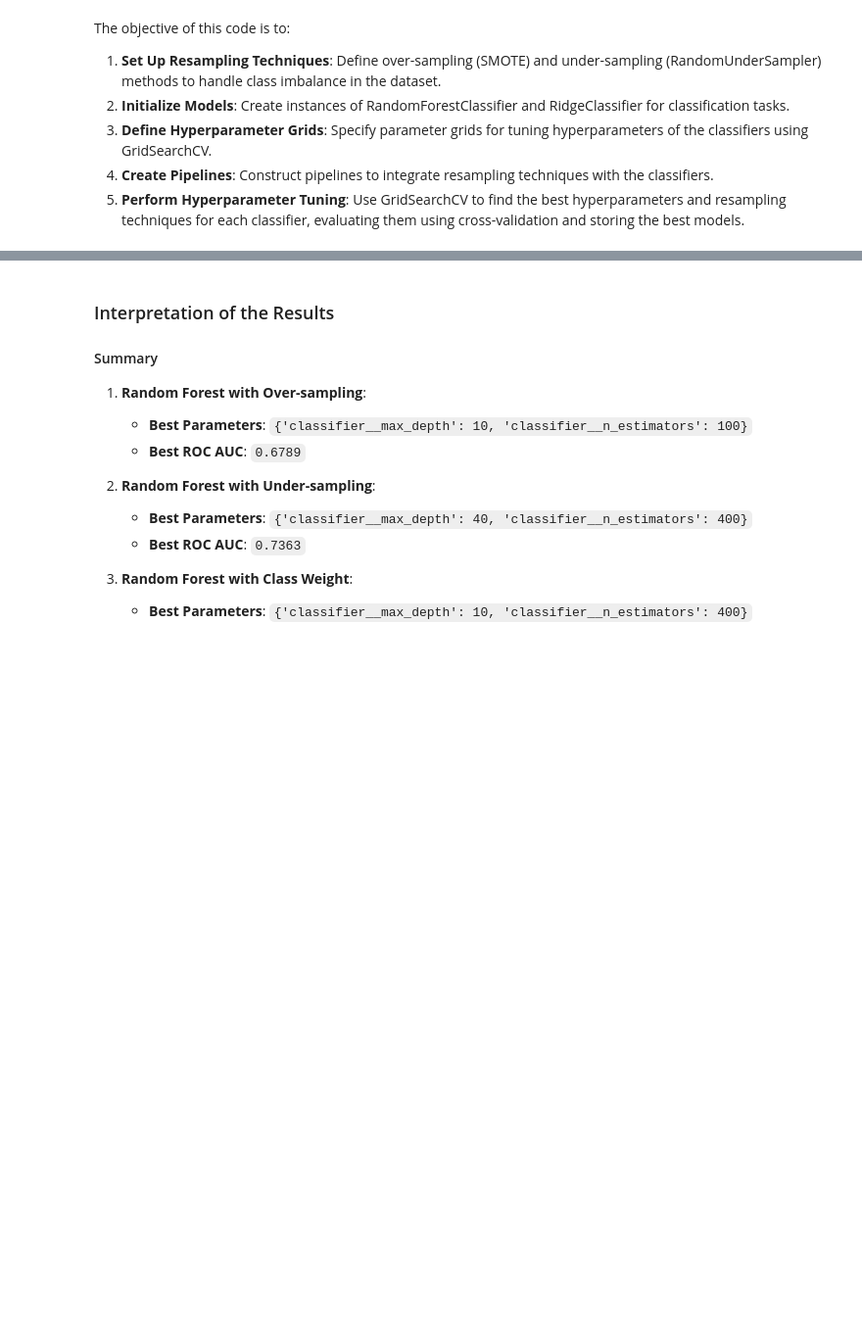
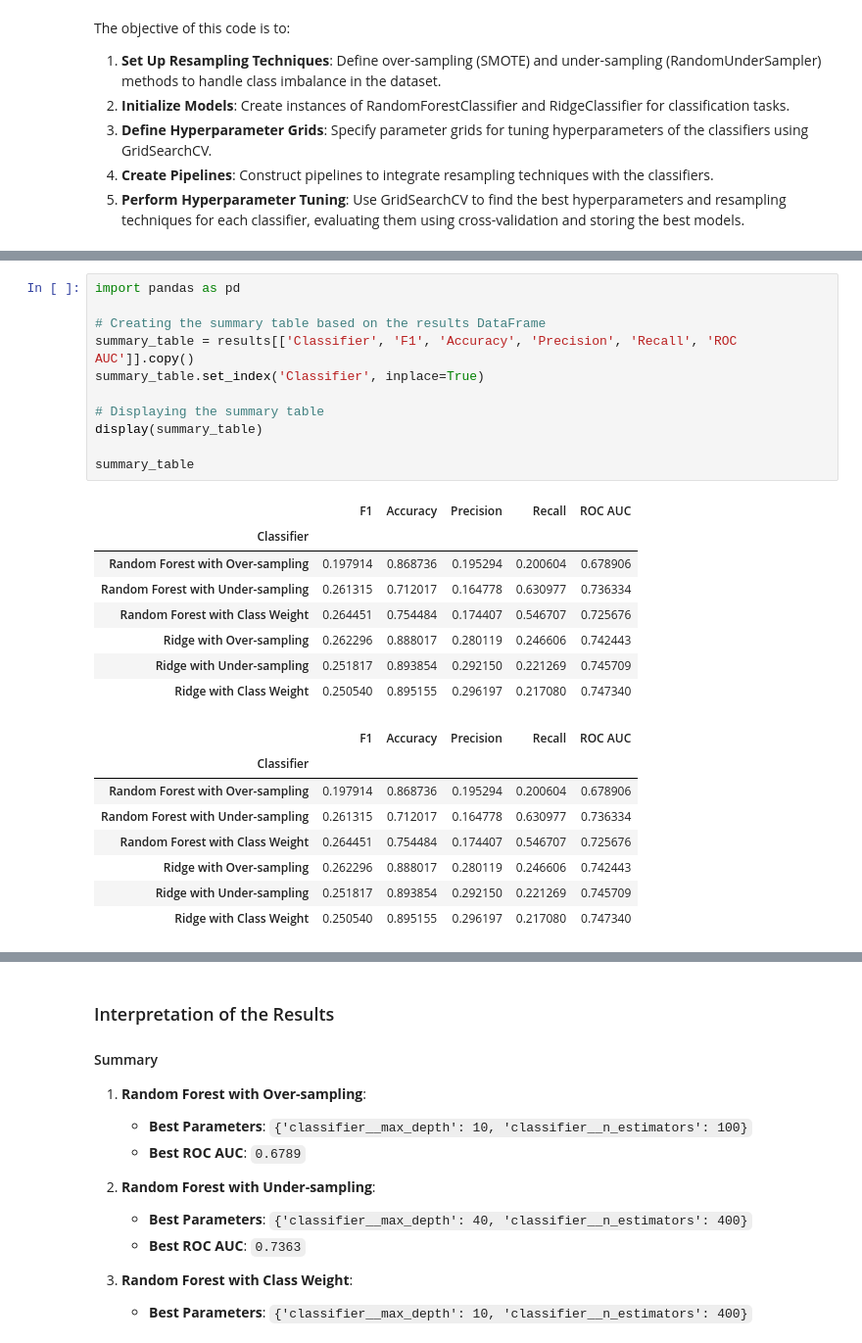
Before and after one commit to preudh/OC_IA_P4_Build_a_scoring_model, a Jupyter notebook: notebooks/Preudhomme_Patrice_notebook_modelisation_062024.ipynb, the cells around one changed output, grey strips where cells are left out. Shown at 98% size. Cells and saved outputs as stored; diff of their text form; blank space fills up the shorter version.

Commit message:
Visualization of results

```diff
--- a/notebooks/Preudhomme_Patrice_notebook_modelisation_062024.ipynb
+++ b/notebooks/Preudhomme_Patrice_notebook_modelisation_062024.ipynb
@@ -533 +779,29 @@ The objective of this code is to:
+# %%
+import pandas as pd
+
+# Creating the summary table based on the results DataFrame
+summary_table = results[['Classifier', 'F1', 'Accuracy', 'Precision', 'Recall', 'ROC AUC']].copy()
+summary_table.set_index('Classifier', inplace=True)
+
+# Displaying the summary table
+display(summary_table)
+
+summary_table
+# %% [output]
+|  | F1 | Accuracy | Precision | Recall | ROC AUC |
+| Classifier |  |  |  |  |  |
+| Random Forest with Over-sampling | 0.197914 | 0.868736 | 0.195294 | 0.200604 | 0.678906 |
+| Random Forest with Under-sampling | 0.261315 | 0.712017 | 0.164778 | 0.630977 | 0.736334 |
+| Random Forest with Class Weight | 0.264451 | 0.754484 | 0.174407 | 0.546707 | 0.725676 |
+| Ridge with Over-sampling | 0.262296 | 0.888017 | 0.280119 | 0.246606 | 0.742443 |
+| Ridge with Under-sampling | 0.251817 | 0.893854 | 0.292150 | 0.221269 | 0.745709 |
+| Ridge with Class Weight | 0.250540 | 0.895155 | 0.296197 | 0.217080 | 0.747340 |
+|  | F1 | Accuracy | Precision | Recall | ROC AUC |
+| Classifier |  |  |  |  |  |
+| Random Forest with Over-sampling | 0.197914 | 0.868736 | 0.195294 | 0.200604 | 0.678906 |
+| Random Forest with Under-sampling | 0.261315 | 0.712017 | 0.164778 | 0.630977 | 0.736334 |
+| Random Forest with Class Weight | 0.264451 | 0.754484 | 0.174407 | 0.546707 | 0.725676 |
+| Ridge with Over-sampling | 0.262296 | 0.888017 | 0.280119 | 0.246606 | 0.742443 |
+| Ridge with Under-sampling | 0.251817 | 0.893854 | 0.292150 | 0.221269 | 0.745709 |
+| Ridge with Class Weight | 0.250540 | 0.895155 | 0.296197 | 0.217080 | 0.747340 |
 # %%
```
Also changed, not shown: parts of 4 cells of this notebook.
